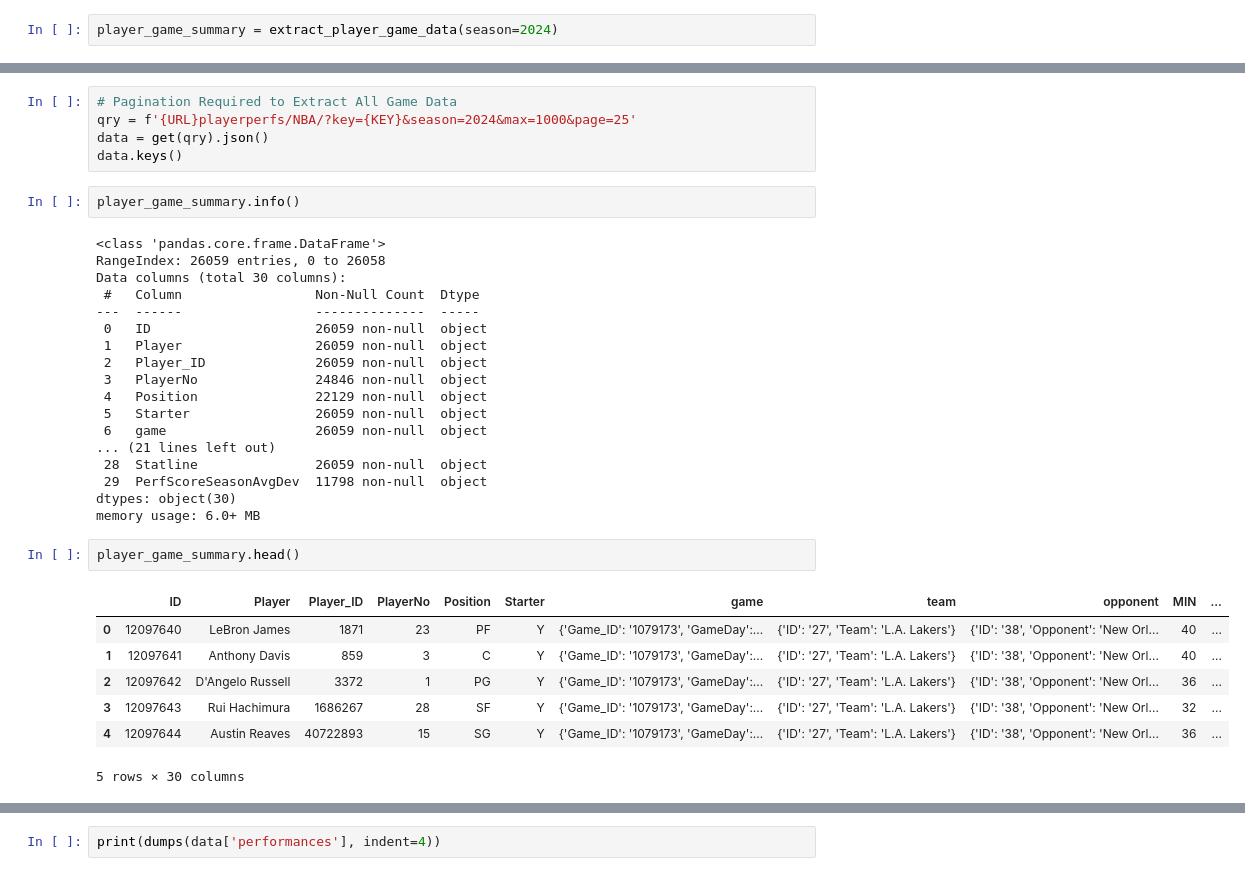
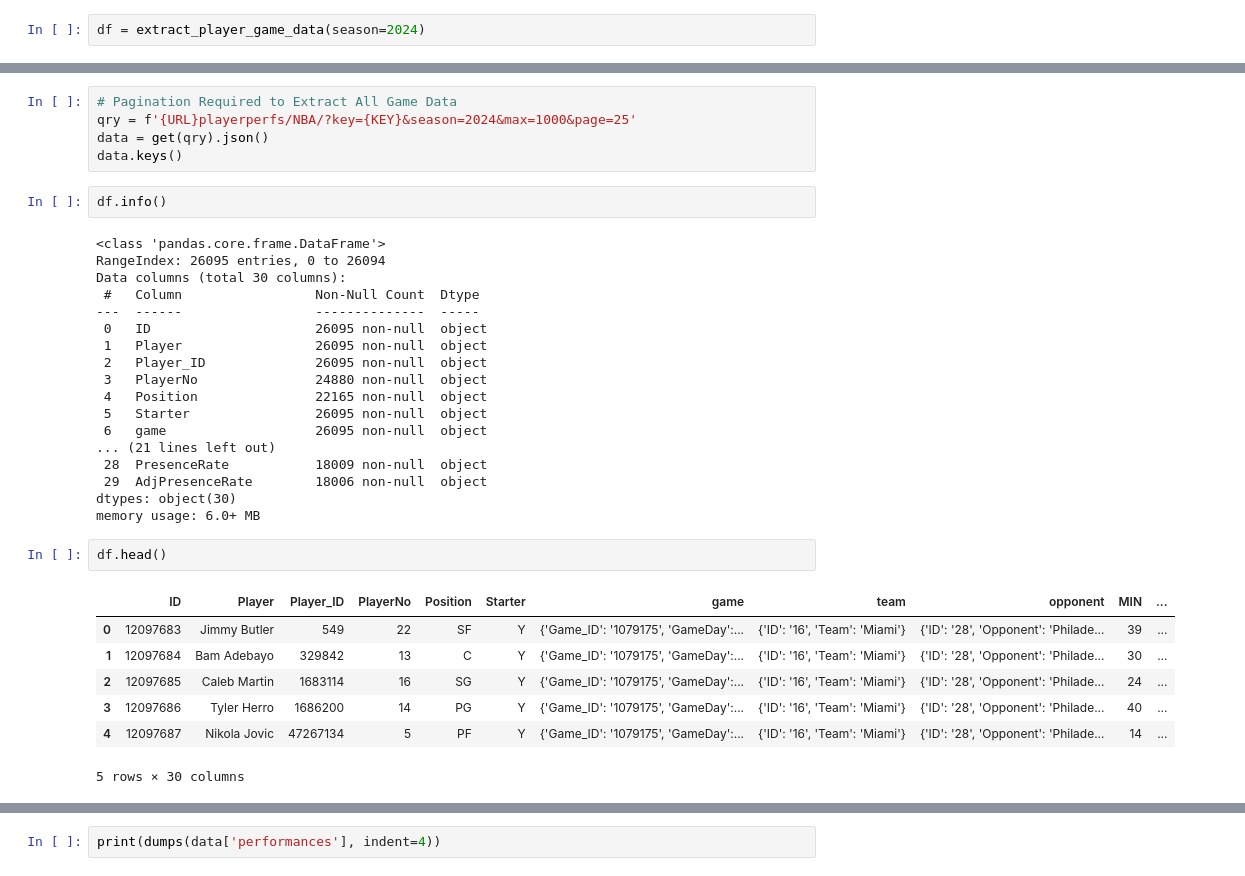
Before and after one commit to rtamashiro88/NBA-Dashboard, a Jupyter notebook: Data/API-Performance.ipynb, the cells around one changed output, grey strips where cells are left out. Drawn from its saved outputs; the diff is of its cells as text.

```diff
--- a/Data/API-Performance.ipynb
+++ b/Data/API-Performance.ipynb
@@ -32,5 +28,5 @@ def extract_player_game_data(season):
         game_df.info()
         return game_df
 # %%
-player_game_summary = extract_player_game_data(season=2024)
+df = extract_player_game_data(season=2024)
 # %% [output]
@@ -57,34 +53,34 @@ qry = f'{URL}playerperfs/NBA/?key={KEY}&season=2024&max=1000&page=25'
 data = get(qry).json()
 data.keys()
 # %%
-player_game_summary.info()
+df.info()
 # %% [output]
 <class 'pandas.core.frame.DataFrame'>
-RangeIndex: 26059 entries, 0 to 26058
+RangeIndex: 26095 entries, 0 to 26094
 Data columns (total 30 columns):
  #   Column                 Non-Null Count  Dtype
 ---  ------                 --------------  -----
- 0   ID                     26059 non-null  object
- 1   Player                 26059 non-null  object
- 2   Player_ID              26059 non-null  object
- 3   PlayerNo               24846 non-null  object
- 4   Position               22129 non-null  object
- 5   Starter                26059 non-null  object
- 6   game                   26059 non-null  object
+ 0   ID                     26095 non-null  object
+ 1   Player                 26095 non-null  object
+ 2   Player_ID              26095 non-null  object
+ 3   PlayerNo               24880 non-null  object
+ 4   Position               22165 non-null  object
+ 5   Starter                26095 non-null  object
+ 6   game                   26095 non-null  object
 ... (21 lines left out)
- 28  Statline               26059 non-null  object
- 29  PerfScoreSeasonAvgDev  11798 non-null  object
+ 28  PresenceRate           18009 non-null  object
+ 29  AdjPresenceRate        18006 non-null  object
 dtypes: object(30)
 memory usage: 6.0+ MB
 # %%
-player_game_summary.head()
+df.head()
 # %% [output]
 |  | ID | Player | Player_ID | PlayerNo | Position | Starter | game | team | opponent | MIN | ... |
-| 0 | 12097640 | LeBron James | 1871 | 23 | PF | Y | {'Game_ID': '1079173', 'GameDay':... | {'ID': '27', 'Team': 'L.A. Lakers'} | {'ID': '38', 'Opponent': 'New Orl... | 40 | ... |
-| 1 | 12097641 | Anthony Davis | 859 | 3 | C | Y | {'Game_ID': '1079173', 'GameDay':... | {'ID': '27', 'Team': 'L.A. Lakers'} | {'ID': '38', 'Opponent': 'New Orl... | 40 | ... |
-| 2 | 12097642 | D'Angelo Russell | 3372 | 1 | PG | Y | {'Game_ID': '1079173', 'GameDay':... | {'ID': '27', 'Team': 'L.A. Lakers'} | {'ID': '38', 'Opponent': 'New Orl... | 36 | ... |
-| 3 | 12097643 | Rui Hachimura | 1686267 | 28 | SF | Y | {'Game_ID': '1079173', 'GameDay':... | {'ID': '27', 'Team': 'L.A. Lakers'} | {'ID': '38', 'Opponent': 'New Orl... | 32 | ... |
-| 4 | 12097644 | Austin Reaves | 40722893 | 15 | SG | Y | {'Game_ID': '1079173', 'GameDay':... | {'ID': '27', 'Team': 'L.A. Lakers'} | {'ID': '38', 'Opponent': 'New Orl... | 36 | ... |
+| 0 | 12097683 | Jimmy Butler | 549 | 22 | SF | Y | {'Game_ID': '1079175', 'GameDay':... | {'ID': '16', 'Team': 'Miami'} | {'ID': '28', 'Opponent': 'Philade... | 39 | ... |
+| 1 | 12097684 | Bam Adebayo | 329842 | 13 | C | Y | {'Game_ID': '1079175', 'GameDay':... | {'ID': '16', 'Team': 'Miami'} | {'ID': '28', 'Opponent': 'Philade... | 30 | ... |
+| 2 | 12097685 | Caleb Martin | 1683114 | 16 | SG | Y | {'Game_ID': '1079175', 'GameDay':... | {'ID': '16', 'Team': 'Miami'} | {'ID': '28', 'Opponent': 'Philade... | 24 | ... |
+| 3 | 12097686 | Tyler Herro | 1686200 | 14 | PG | Y | {'Game_ID': '1079175', 'GameDay':... | {'ID': '16', 'Team': 'Miami'} | {'ID': '28', 'Opponent': 'Philade... | 40 | ... |
+| 4 | 12097687 | Nikola Jovic | 47267134 | 5 | PF | Y | {'Game_ID': '1079175', 'GameDay':... | {'ID': '16', 'Team': 'Miami'} | {'ID': '28', 'Opponent': 'Philade... | 14 | ... |
 5 rows × 30 columns
 # %%
 qry = f'{URL}playerperfs/NBA/?key={KEY}&season=2024&max=1000&page=1'
```
Also changed, not shown: parts of 16 cells of this notebook, 1 other file.
